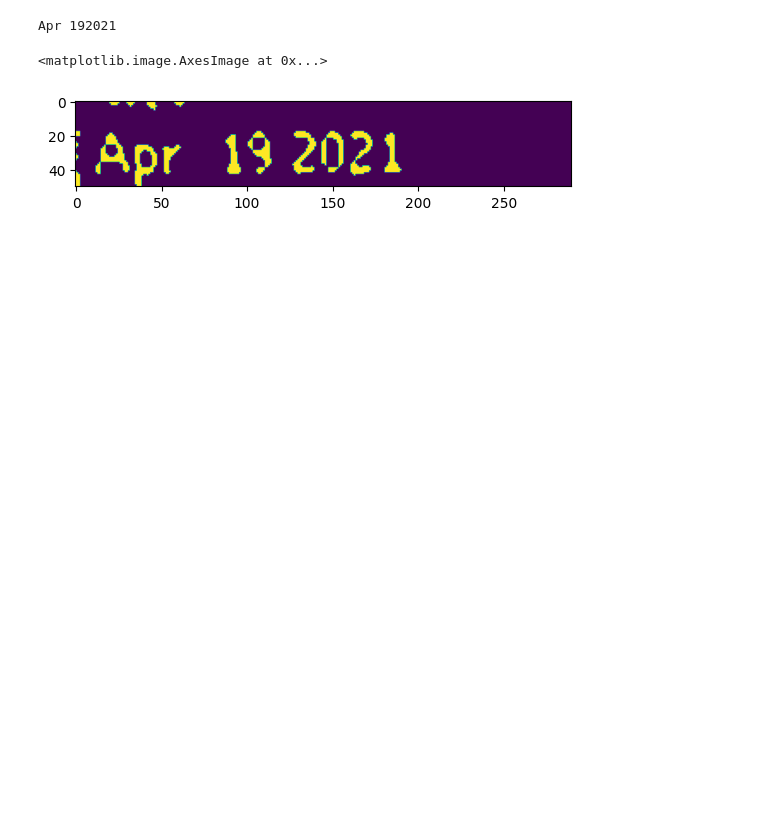
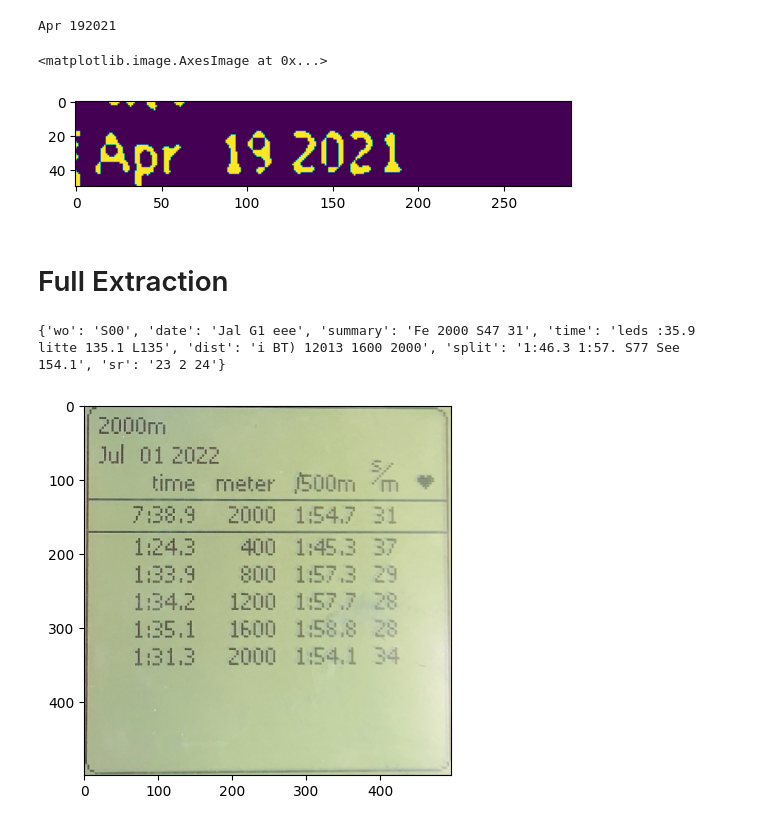
Before and after one commit to paper-dragonfly/ocr_sandbox, a Jupyter notebook: extract_data.ipynb, the cells around one changed output. Cells and saved outputs as stored; diff of their text form; code cells hidden in the pictures; blank space fills up the shorter version.

```diff
--- a/extract_data.ipynb
+++ b/extract_data.ipynb
@@ -41,3 +45,74 @@ plt.imshow(pic)
 Apr 192021
 <matplotlib.image.AxesImage at 0x...>
 [figure]
+# %% [markdown]
+# Full Extraction
+# %%
+file_name = 'temp/cr_erg02.jpg'
+image = cv2.imread(file_name)
+plt.imshow(image)
+
+def preprocess(image): #image
+    gray = cv2.cvtColor(image, cv2.COLOR_BGR2GRAY)
+    bw_gaussian = cv2.adaptiveThreshold(gray,255,cv2.ADAPTIVE_THRESH_GAUSSIAN_C,cv2.THRESH_BINARY,11,6)
+    # noise removal
+    image = bw_gaussian
+    kernel = np.ones((2,2), np.uint8)
+    image = cv2.erode(image, kernel, iterations=1)
+    kernel = np.ones((2, 2), np.uint8)
+    image = cv2.dilate(image, kernel, iterations=1)
+    image = cv2.morphologyEx(image, cv2.MORPH_CLOSE, kernel)
+    image = cv2.medianBlur(image, 3)
+    image = cv2.cvtColor(image, cv2.COLOR_GRAY2RGB)
+    return image
+
+def snip(img)->dict:
+    sr = img[182:400, 380:440]
+    split = img[180:400, 280:385]
+    dist = img[180:400, 180:280]
+    time = img[180:400, 50:180]
+    summary = img[135:175, 50:480]
+    date = img[47:100, 10:225]
+    workout = img[15:55, 10:150]
+    snips = {'wo':workout, 'date':date, 'summary':summary, 'time':time, 'dist':dist, 'split':split, 'sr':sr}
+    return snips
+
+def extract_data(snips:dict)->dict:
+    ocr_dict = {}
+    for s in snips:
+        if s in ['wo', 'date', 'summary']:
+            psm = '--psm 13'
+        else:
+            psm ='--psm 6'
+        gray = cv2.cvtColor(snips[s], cv2.COLOR_BGR2GRAY)
+        blur = cv2.GaussianBlur(gray, (1,1), 0)
+        thresh = cv2.threshold(blur, 0, 255, cv2.THRESH_BINARY_INV + cv2.THRESH_OTSU)[1]
+        data = pytesseract.image_to_string(thresh, lang='eng', config=psm)
+        ocr_dict[s] = data
+    return ocr_dict
+
+def basic_clean(ocr_dict:dict):
+    for key in ocr_dict:
+        ocr_dict[key] = ocr_dict[key].strip('\n\'"~|°`‘-!“ [()><')
+        ocr_dict[key]=ocr_dict[key].replace("\n", ' ')
+        ocr_dict[key]=ocr_dict[key].replace(",", '.')
+        s2 = ""
+        for i in range(len(ocr_dict[key])):
+            if not ocr_dict[key][i] in ['\\','|','-', '“']:
+                s2 += ocr_dict[key][i]
+        ocr_dict[key] = s2
+        if not key == 'date':
+            ocr_dict[key]=ocr_dict[key].replace("A", '4')
+    return ocr_dict
+
+clean_ocr = basic_clean(extract_data(snip(preprocess(image))))
+
+# img = preprocess(image)
+# snips:dict = snip(img)
+# ocr_dict:dict = extract_data(snips)
+# clean_ocr:dict = basic_clean(ocr_dict)
+
+print(clean_ocr)
+# %% [output]
+{'wo': 'S00', 'date': 'Jal G1 eee', 'summary': 'Fe 2000 S47 31', 'time': 'leds :35.9 litte 135.1 L135', 'dist': 'i BT) 12013 1600 2000', 'split': '1:46.3 1:57. S77 See 154.1', 'sr': '23 2 24'}
+[figure, added]
```
Also changed, not shown: parts of 1 cell of this notebook, 9 other files.
